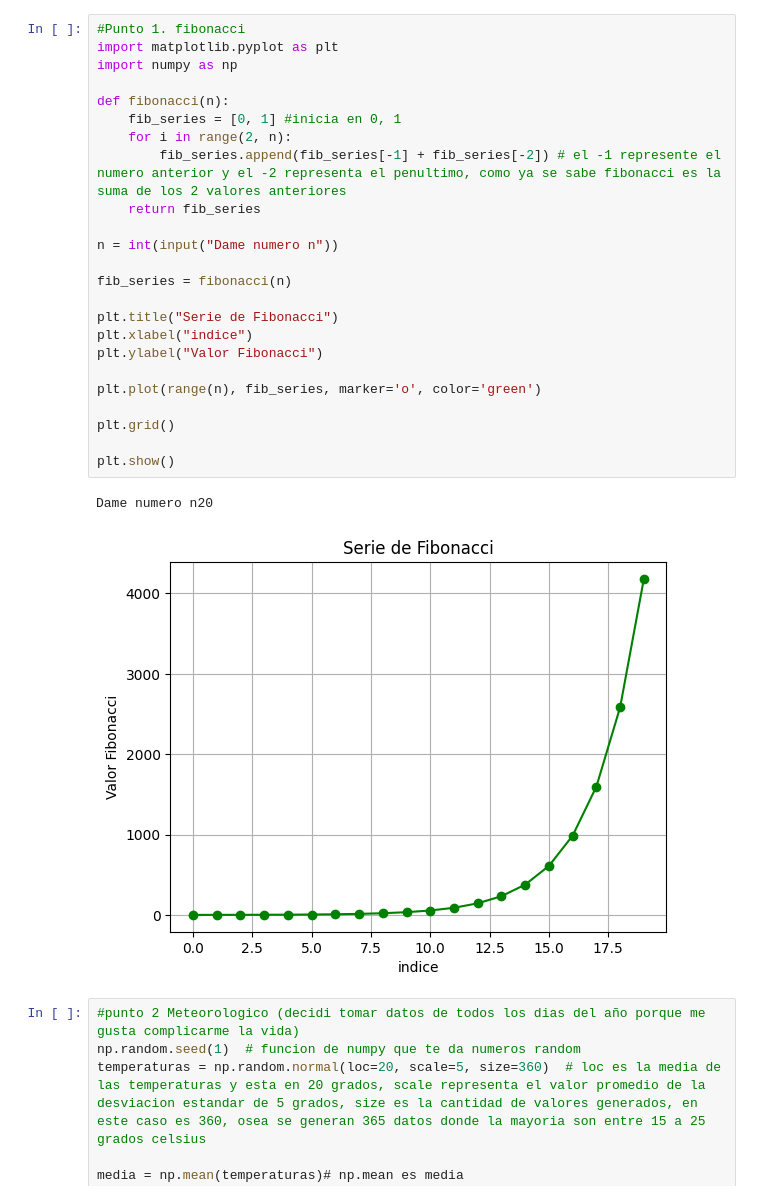
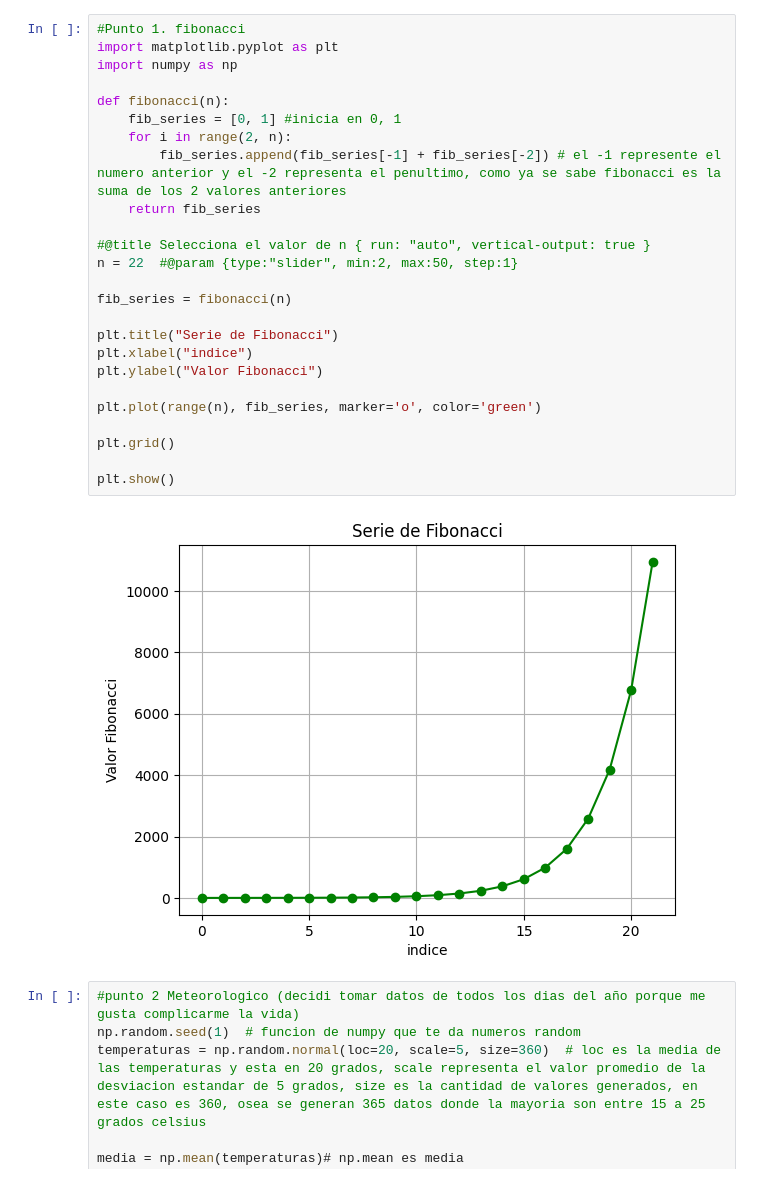
Before and after one commit to damaral2005/Aplicadas_1_ongong, a Jupyter notebook: Puntos_1_2_4_del_taller_python.ipynb, the cells around one changed output. Drawn from its saved outputs; the diff is of its cells as text.

```diff
--- a/Puntos_1_2_4_del_taller_python.ipynb
+++ b/Puntos_1_2_4_del_taller_python.ipynb
@@ -3,30 +3,30 @@
 # %%
 #Punto 1. fibonacci
 import matplotlib.pyplot as plt
 import numpy as np
 
 def fibonacci(n):
     fib_series = [0, 1] #inicia en 0, 1
     for i in range(2, n):
         fib_series.append(fib_series[-1] + fib_series[-2]) # el -1 represente el numero anterior y el -2 representa el penultimo, como ya se sabe fibonacci es la suma de los 2 valores anteriores
     return fib_series
 
-n = int(input("Dame numero n"))
+#@title Selecciona el valor de n { run: "auto", vertical-output: true }
+n = 22  #@param {type:"slider", min:2, max:50, step:1}
 
 fib_series = fibonacci(n)
 
 plt.title("Serie de Fibonacci")
 plt.xlabel("indice")
 plt.ylabel("Valor Fibonacci")
 
 plt.plot(range(n), fib_series, marker='o', color='green')
 
 plt.grid()
 
 plt.show()
 # %% [output]
-Dame numero n20
-[figure, old version]
+[figure, new version]
 # %%
 #punto 2 Meteorologico (decidi tomar datos de todos los dias del año porque me gusta complicarme la vida)
 np.random.seed(1)  # funcion de numpy que te da numeros random
```
